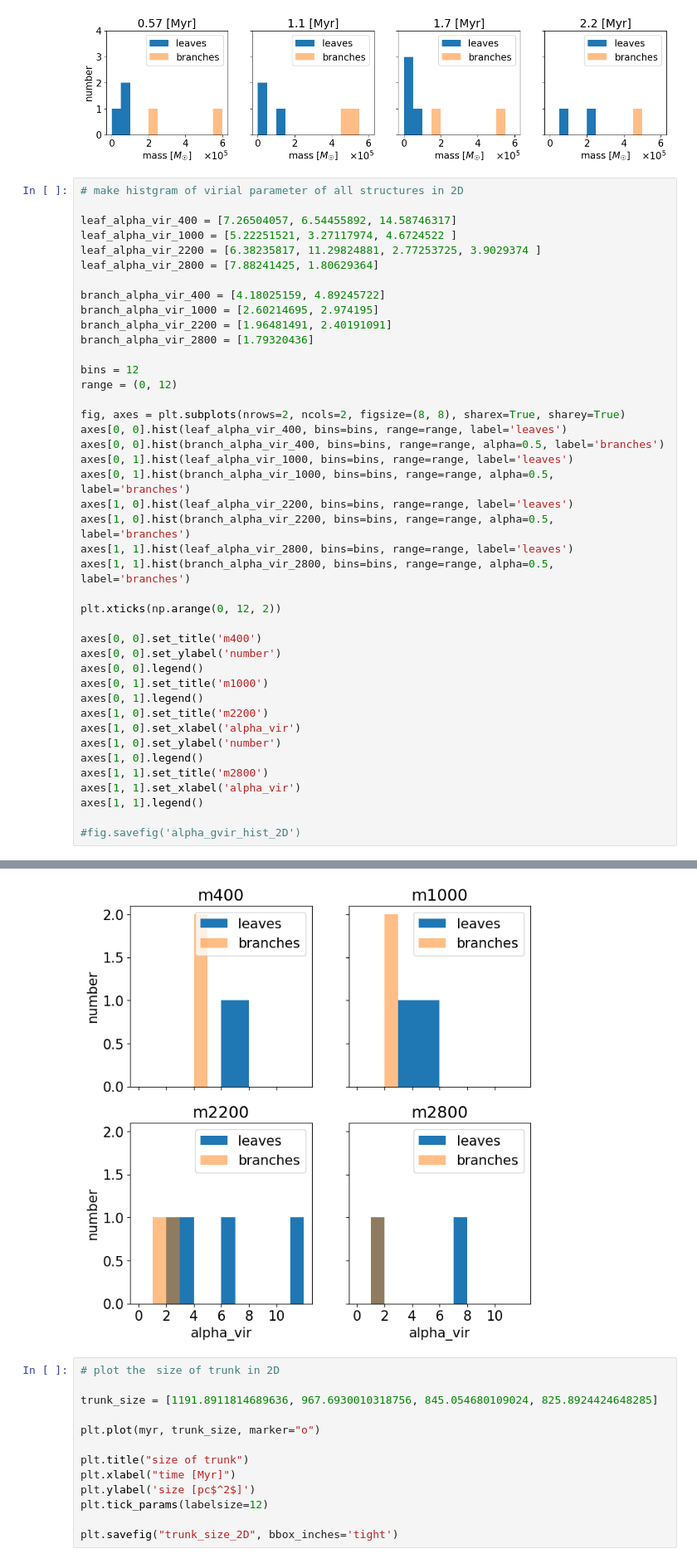
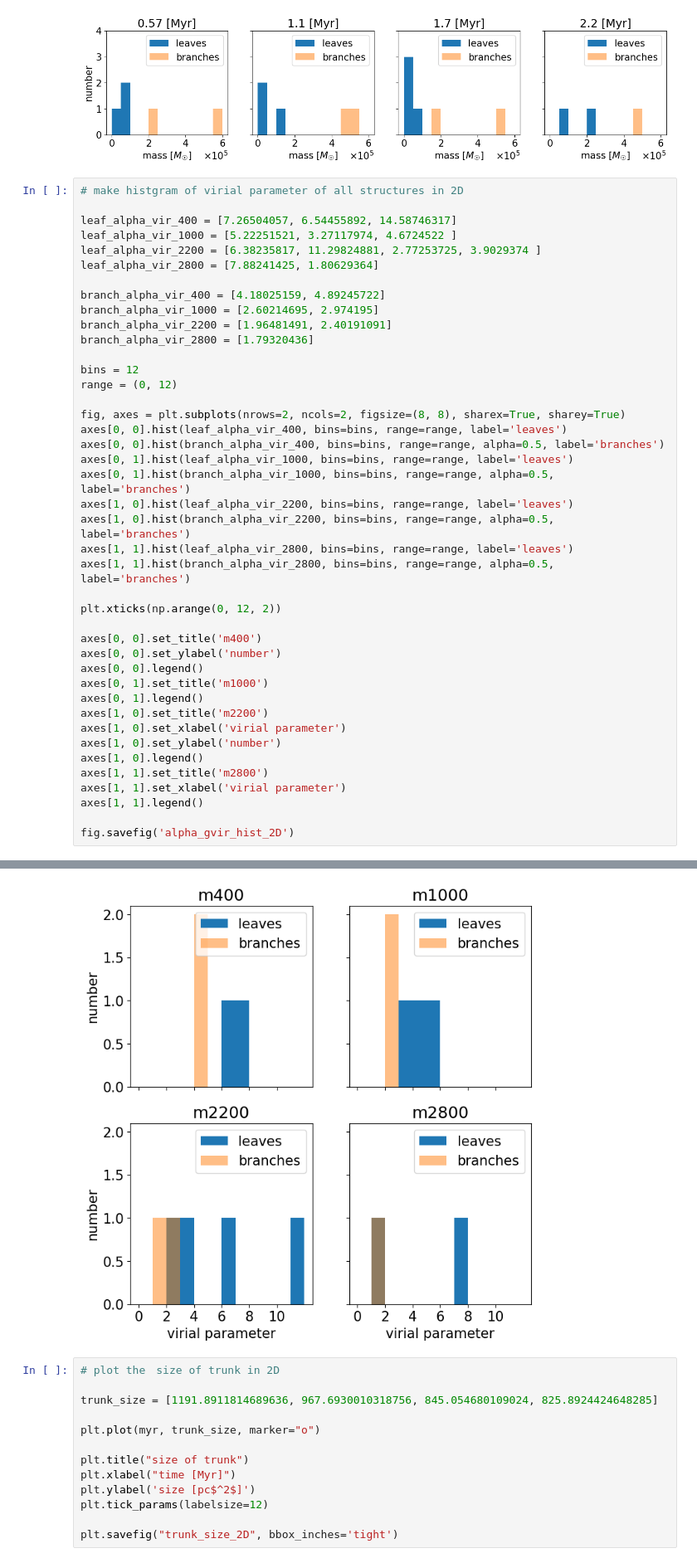
Before and after one commit to kotora260/StarGen, a Jupyter notebook: discuss_2D.ipynb, the cells around one changed output, grey strips where cells are left out. Shown at 83% size. Cells and saved outputs as stored; diff of their text form.

```diff
--- a/discuss_2D.ipynb
+++ b/discuss_2D.ipynb
@@ -157,12 +157,12 @@ axes[0, 0].legend()
 axes[0, 1].set_title('m1000')
 axes[0, 1].legend()
 axes[1, 0].set_title('m2200')
-axes[1, 0].set_xlabel('alpha_vir')
+axes[1, 0].set_xlabel('virial parameter')
 axes[1, 0].set_ylabel('number')
 axes[1, 0].legend()
 axes[1, 1].set_title('m2800')
-axes[1, 1].set_xlabel('alpha_vir')
+axes[1, 1].set_xlabel('virial parameter')
 axes[1, 1].legend()
 
-#fig.savefig('alpha_gvir_hist_2D')
+fig.savefig('alpha_gvir_hist_2D')
 # %% [output]
@@ -170,4 +169,4 @@ axes[1, 1].legend()
-[figure, old version]
+[figure, new version]
 # %%
 # plot the　size of trunk in 2D
 
```
Also changed, not shown: parts of 1 cell of this notebook, 3 other files.
